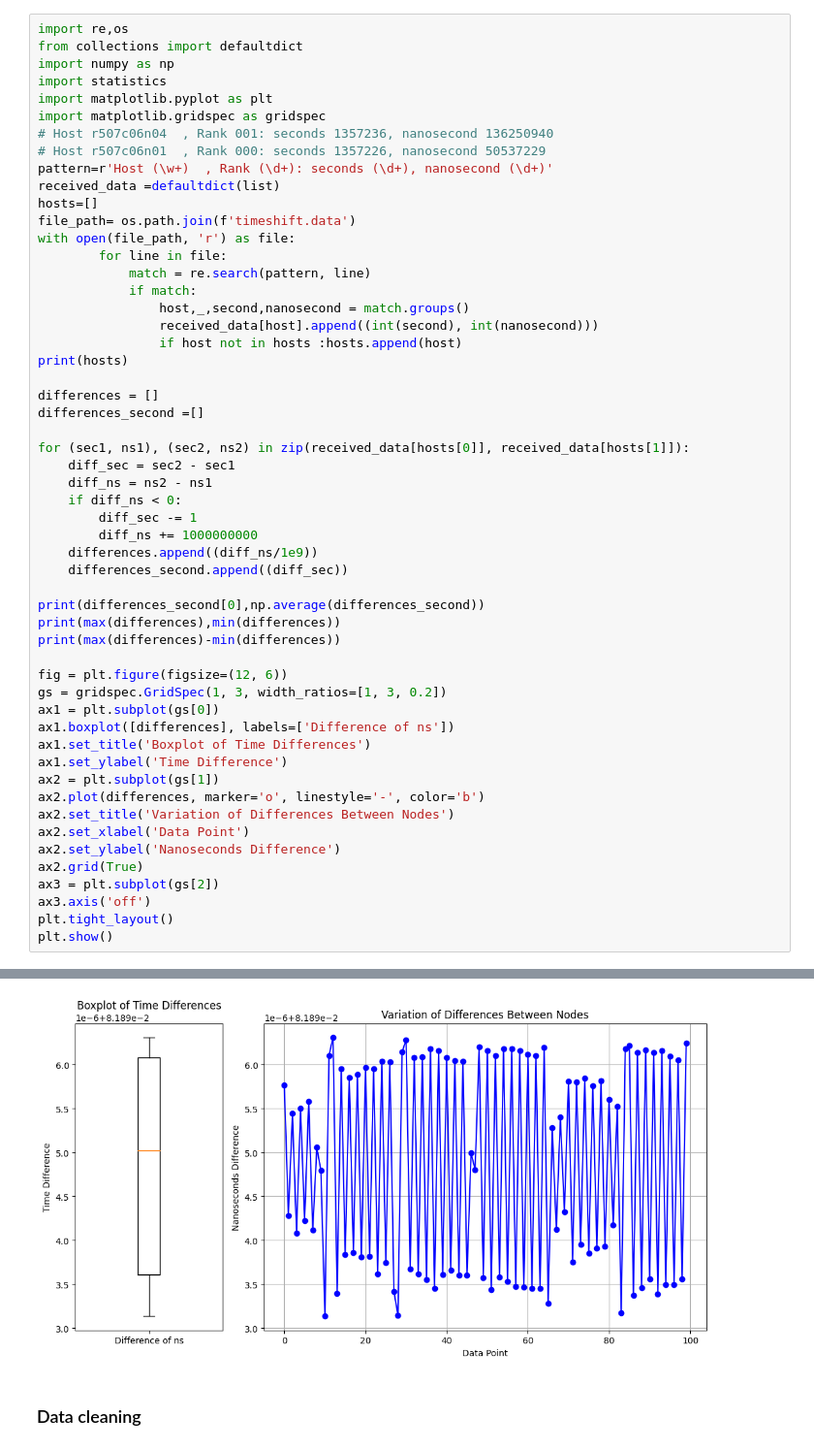
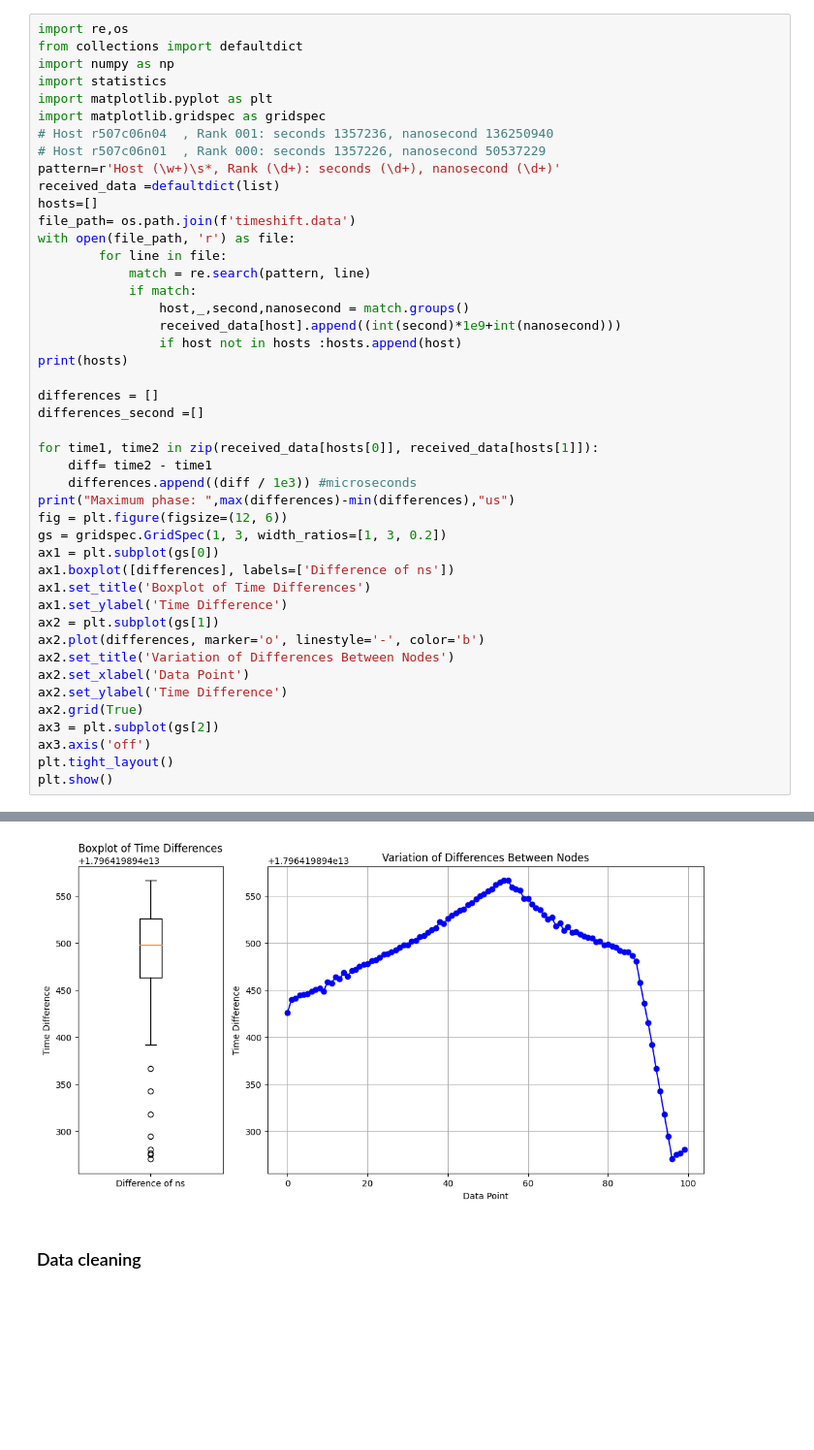
Before and after one commit to madella/tesiM, a Jupyter notebook: cineca/timeshift_calc.ipynb, the cells around one changed output, grey strips where cells are left out. Shown at 97% size. Saved outputs shown, nothing was run; the diff lists cells and outputs as text; blank space fills up the shorter version.

```diff
--- a/cineca/timeshift_calc.ipynb
+++ b/cineca/timeshift_calc.ipynb
@@ -7,7 +7,7 @@ import matplotlib.pyplot as plt
 import matplotlib.gridspec as gridspec
 # Host r507c06n04  , Rank 001: seconds 1357236, nanosecond 136250940
 # Host r507c06n01  , Rank 000: seconds 1357226, nanosecond 50537229
-pattern=r'Host (\w+)  , Rank (\d+): seconds (\d+), nanosecond (\d+)'
+pattern=r'Host (\w+)\s*, Rank (\d+): seconds (\d+), nanosecond (\d+)'
 received_data =defaultdict(list)
 hosts=[]
 file_path= os.path.join(f'timeshift.data')
@@ -16,26 +16,17 @@ with open(file_path, 'r') as file:
             match = re.search(pattern, line)
             if match:
                 host,_,second,nanosecond = match.groups()
-                received_data[host].append((int(second), int(nanosecond)))
+                received_data[host].append((int(second)*1e9+int(nanosecond)))
                 if host not in hosts :hosts.append(host)
 print(hosts)
 
 differences = []
 differences_second =[]
 
-for (sec1, ns1), (sec2, ns2) in zip(received_data[hosts[0]], received_data[hosts[1]]):
-    diff_sec = sec2 - sec1
-    diff_ns = ns2 - ns1
-    if diff_ns < 0:
-        diff_sec -= 1
-        diff_ns += 1000000000
-    differences.append((diff_ns/1e9))
-    differences_second.append((diff_sec))
-
-print(differences_second[0],np.average(differences_second))
-print(max(differences),min(differences))
-print(max(differences)-min(differences))
-
+for time1, time2 in zip(received_data[hosts[0]], received_data[hosts[1]]):
+    diff= time2 - time1
+    differences.append((diff / 1e3)) #microseconds
+print("Maximum phase: ",max(differences)-min(differences),"us")
 fig = plt.figure(figsize=(12, 6))
 gs = gridspec.GridSpec(1, 3, width_ratios=[1, 3, 0.2])
 ax1 = plt.subplot(gs[0])
@@ -46,7 +37,7 @@ ax2 = plt.subplot(gs[1])
 ax2.plot(differences, marker='o', linestyle='-', color='b')
 ax2.set_title('Variation of Differences Between Nodes')
 ax2.set_xlabel('Data Point')
-ax2.set_ylabel('Nanoseconds Difference')
+ax2.set_ylabel('Time Difference')
 ax2.grid(True)
 ax3 = plt.subplot(gs[2])
 ax3.axis('off')
@@ -60,4 +49,4 @@ plt.show()
-[figure, old version]
+[figure, new version]
 # %% [markdown]
 ### Data cleaning
 # %%
```
Also changed, not shown: parts of 4 cells of this notebook, 23 other files.
